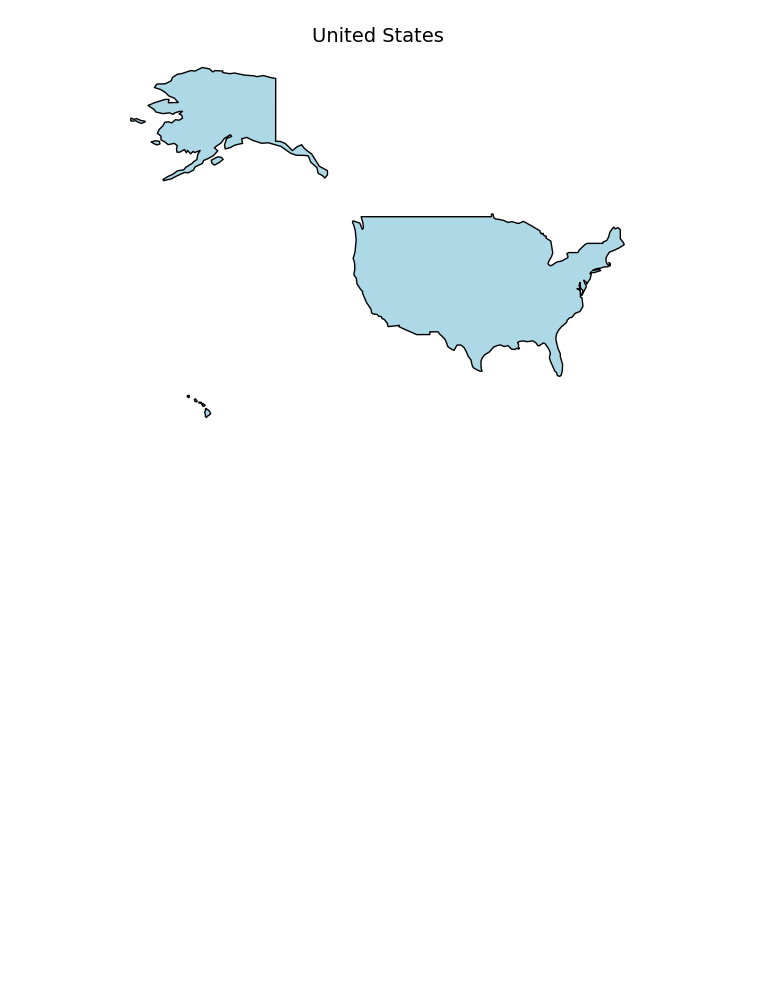
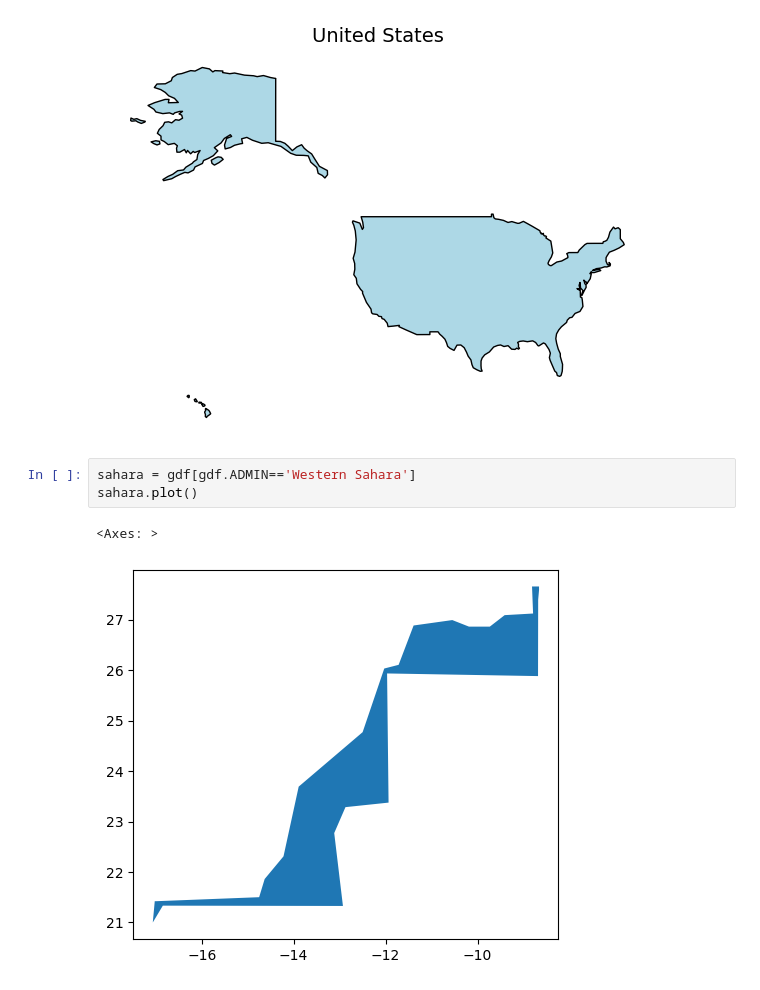
Before and after one commit to ernbilen/Data101_Spring26, a Jupyter notebook: notes/week7/maps.ipynb, the cells around one changed output. Cells and saved outputs as stored; diff of their text form; blank space fills up the shorter version.

```diff
--- a/notes/week7/maps.ipynb
+++ b/notes/week7/maps.ipynb
@@ -44,3 +60,9 @@ ax.set_axis_off() # gets rid of the axes
 plt.show()
 # %% [output]
 [figure]
+# %%
+sahara = gdf[gdf.ADMIN=='Western Sahara']
+sahara.plot()
+# %% [output]
+<Axes: >
+[figure, added]
```
Also changed, not shown: parts of 8 cells of this notebook.
